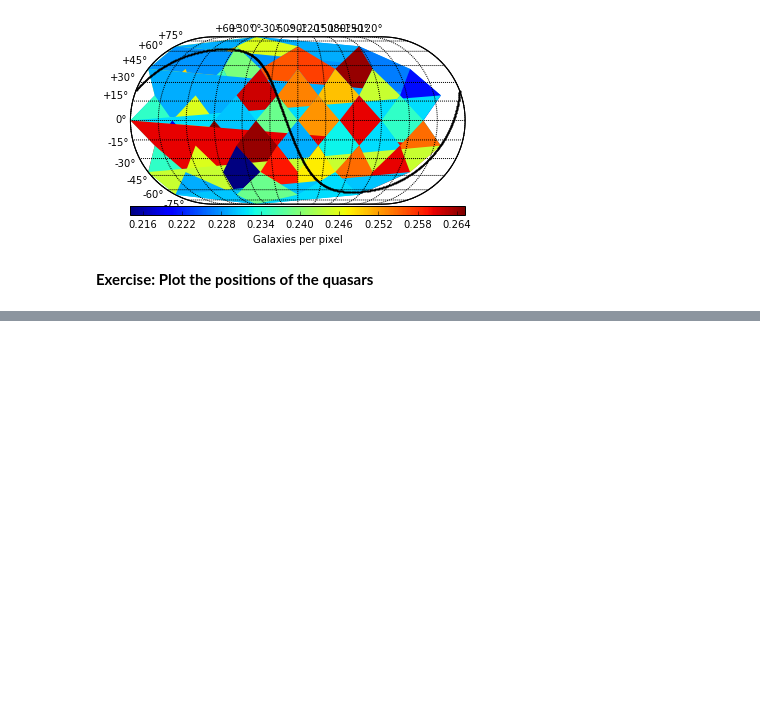
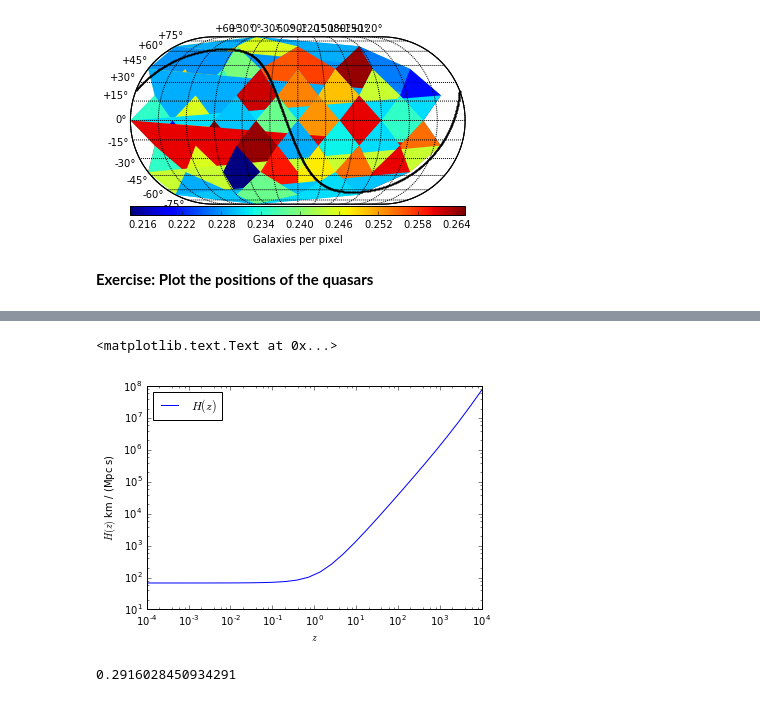
Before and after one commit to fjaviersanchez/JupyterTutorial, a Jupyter notebook: TutorialJupyter.ipynb, the cells around one changed output, grey strips where cells are left out. Drawn from its saved outputs; the diff is of its cells as text; code cells hidden in the pictures; blank space fills up the shorter version.

```diff
--- a/TutorialJupyter.ipynb
+++ b/TutorialJupyter.ipynb
@@ -686,0 +711,16 @@ plot_sky(ra,dec,healpy=True, nside=2, projection='eck4', label='Galaxies per pix
+# %%
+h=Planck15.H(z)
+plt.plot(z,h,label=r'$H(z)$')
+plt.legend(loc=2)
+plt.xscale('log')
+plt.yscale('log')
+plt.xlabel(r'$z$')
+plt.ylabel(r'$H(z)$ %s' % h.unit)
+# %% [output]
+<matplotlib.text.Text at 0x...>
+[figure, added]
+# %%
+from astropy.cosmology import z_at_value
+z_at_value(Planck15.comoving_distance, 1200 *u.Mpc)
+# %% [output]
+0.2916028450934291
```
Also changed, not shown: parts of 13 cells of this notebook.
